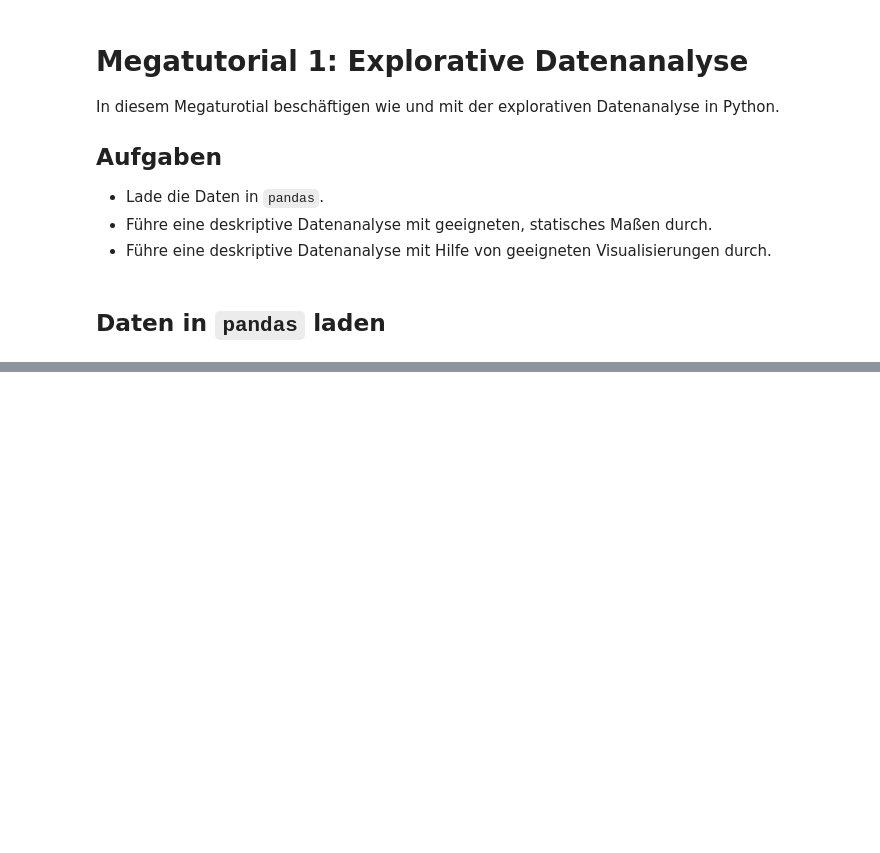
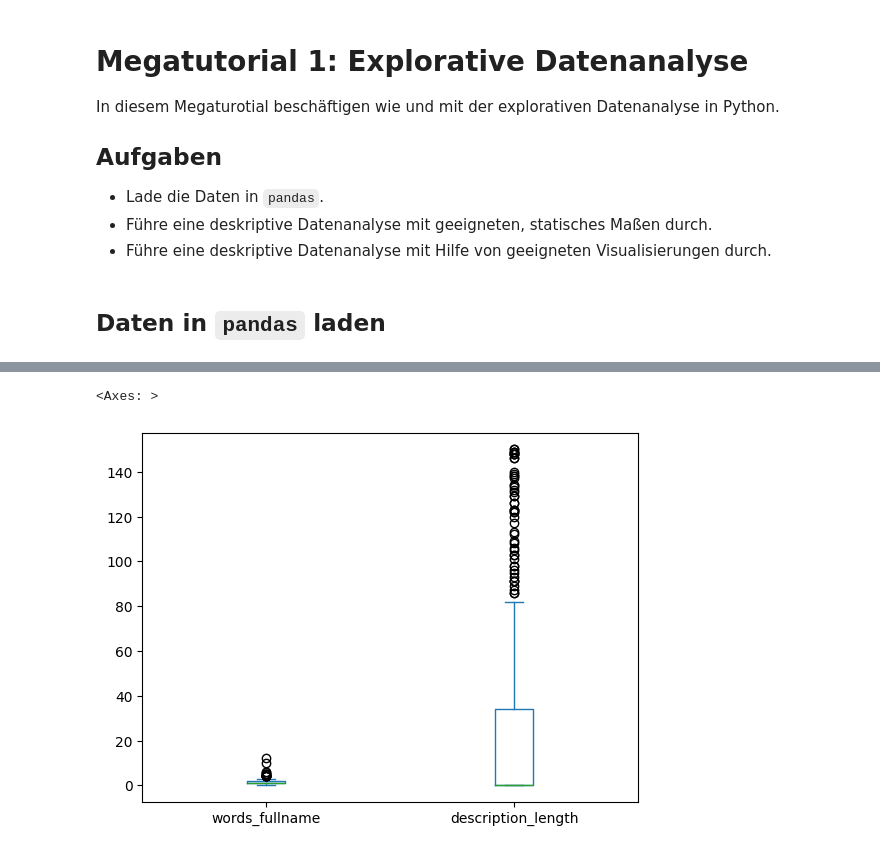
Before and after one commit to 1234johanna/data-science, a Jupyter notebook: IM/lektion_01.ipynb, the cells around one changed output, grey strips where cells are left out. Cells and saved outputs as stored; diff of their text form; code cells hidden in the pictures; blank space fills up the shorter version.

```diff
--- a/IM/lektion_01.ipynb
+++ b/IM/lektion_01.ipynb
@@ -19,0 +145,7 @@ ModuleNotFoundError: No module named 'matplotlib'
+# %%
+spalten = ["words_fullname", "description_length"]
+
+data[spalten].plot(kind="box")
+# %% [output]
+<Axes: >
+[figure, added]
```
Also changed, not shown: parts of 22 cells of this notebook.
